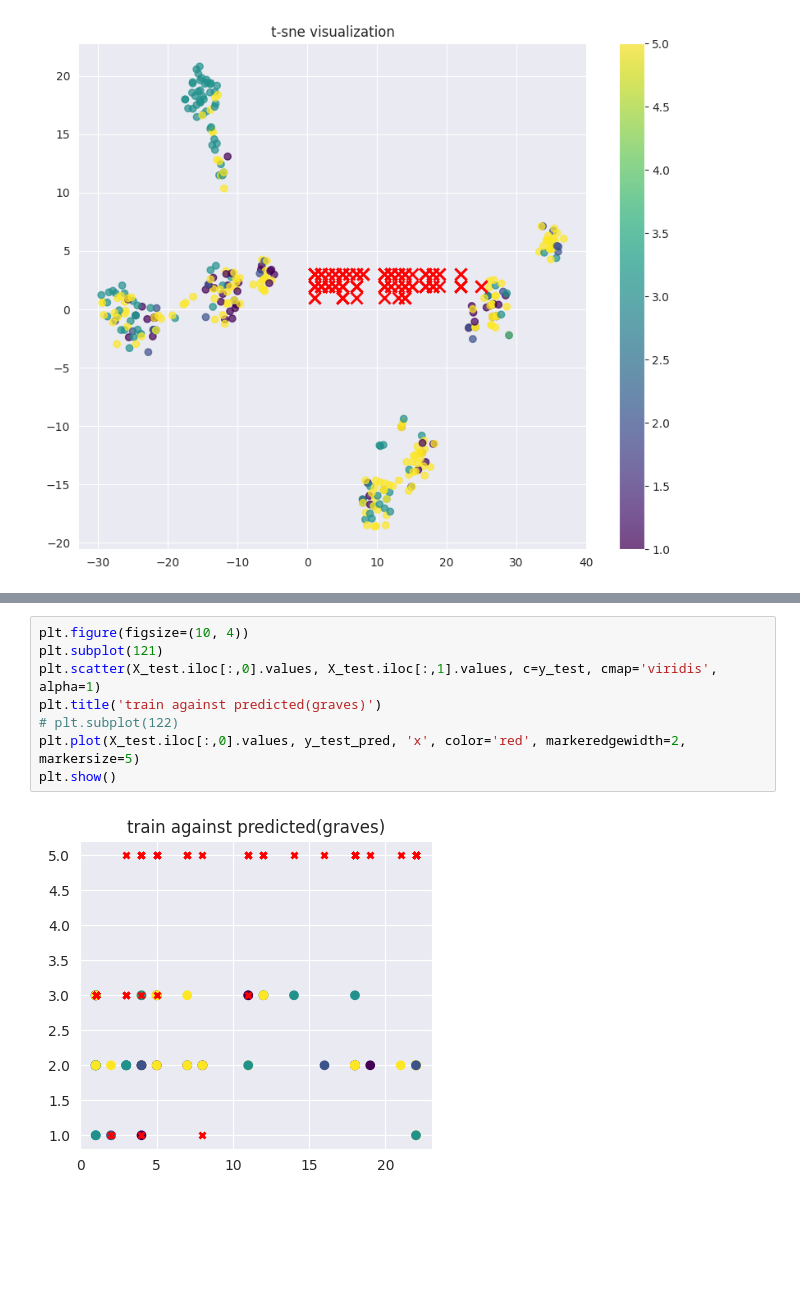
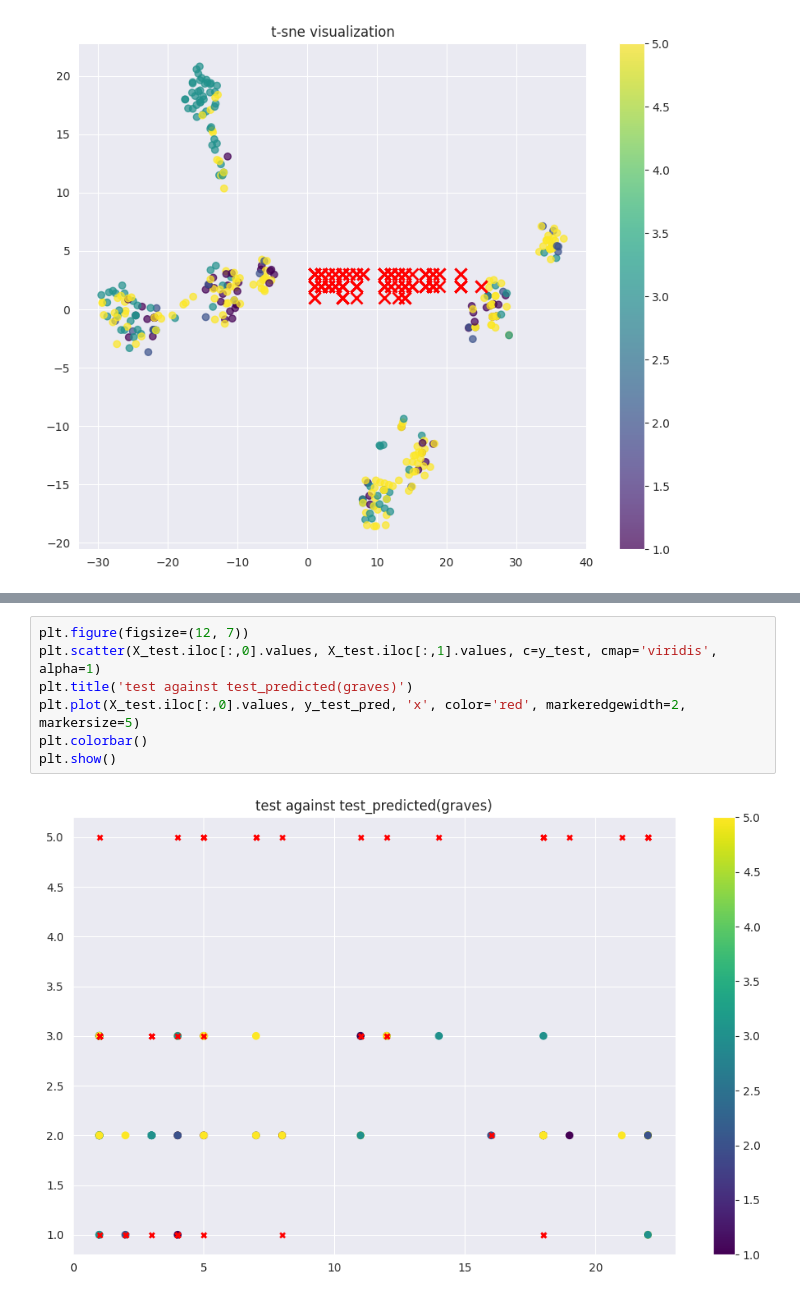
Before and after one commit to nselyavin/isit, a Jupyter notebook: pract_5-6/pract_5-6_A_better.ipynb, the cells around one changed output, grey strips where cells are left out. Saved outputs shown, nothing was run; the diff lists cells and outputs as text; blank space fills up the shorter version.

```diff
--- a/pract_5-6/pract_5-6_A_better.ipynb
+++ b/pract_5-6/pract_5-6_A_better.ipynb
@@ -184,10 +183,9 @@ plt.show()
 # %%
-plt.figure(figsize=(10, 4))
-plt.subplot(121)
+plt.figure(figsize=(12, 7))
 plt.scatter(X_test.iloc[:,0].values, X_test.iloc[:,1].values, c=y_test, cmap='viridis', alpha=1)
-plt.title('train against predicted(graves)')
-# plt.subplot(122)
+plt.title('test against test_predicted(graves)')
 plt.plot(X_test.iloc[:,0].values, y_test_pred, 'x', color='red', markeredgewidth=2, markersize=5)
+plt.colorbar()
 plt.show()
 # %% [output]
-[figure, old version]
+[figure, new version]
```
Also changed, not shown: parts of 2 cells of this notebook, 2 other files.
